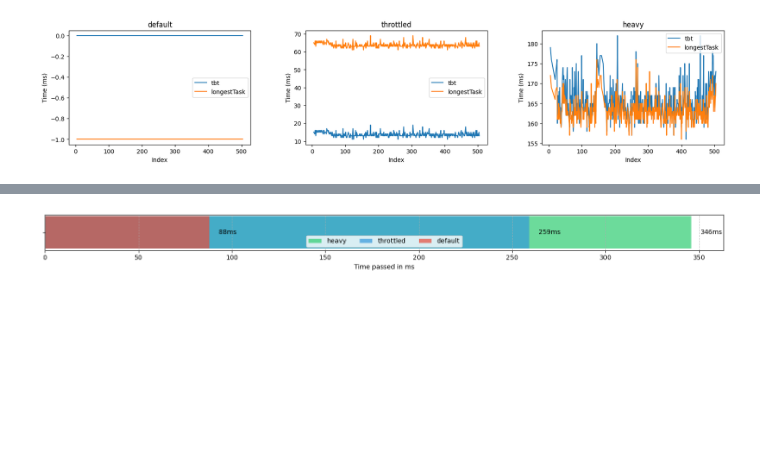
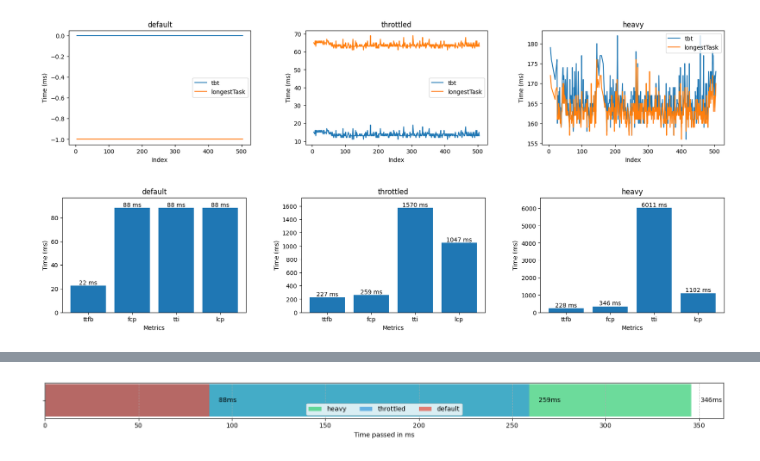
Before and after one commit to Aukevanoost/migrating-stateful-monoliths-to-microfrontends, a Jupyter notebook: analytics/notebooks/core-web-vitals/ssrv/details-sd.ipynb, the cells around one changed output, grey strips where cells are left out. Drawn from its saved outputs; the diff is of its cells as text; code cells hidden in the pictures; blank space fills up the shorter version.

```diff
--- a/analytics/notebooks/core-web-vitals/ssrv/details-sd.ipynb
+++ b/analytics/notebooks/core-web-vitals/ssrv/details-sd.ipynb
@@ -81,6 +81,24 @@ graph_row(plot_line, dfs)
 plt.show()
 # %% [output]
 [figure]
+# %%
+def plot_timeline_bars(dataset, loc, idx):
+    metrics = ['ttfb', 'fcp', 'tti', 'lcp']
+    quantiles = [dataset[t].quantile(0.75) for t in metrics]
+    bars = loc.bar(metrics, quantiles, label='75th percentile')
+    loc.set_xlabel('Metrics')
+    loc.set_ylabel('Time (ms)')
+
+    for bar in bars:
+        height = bar.get_height()
+        loc.text(bar.get_x() + bar.get_width() / 2.0, height, f'{height:.0f} ms', ha='center', va='bottom')
+
+    loc.set_ylim(0, max(quantiles) * 1.1)
+
+graph_row(plot_timeline_bars, dfs)
+plt.show()
+# %% [output]
+[figure, added]
 # %%
 dfs['default'].describe()
 # %% [output]
```
Also changed, not shown: parts of 1 cell of this notebook, 8 other files.
